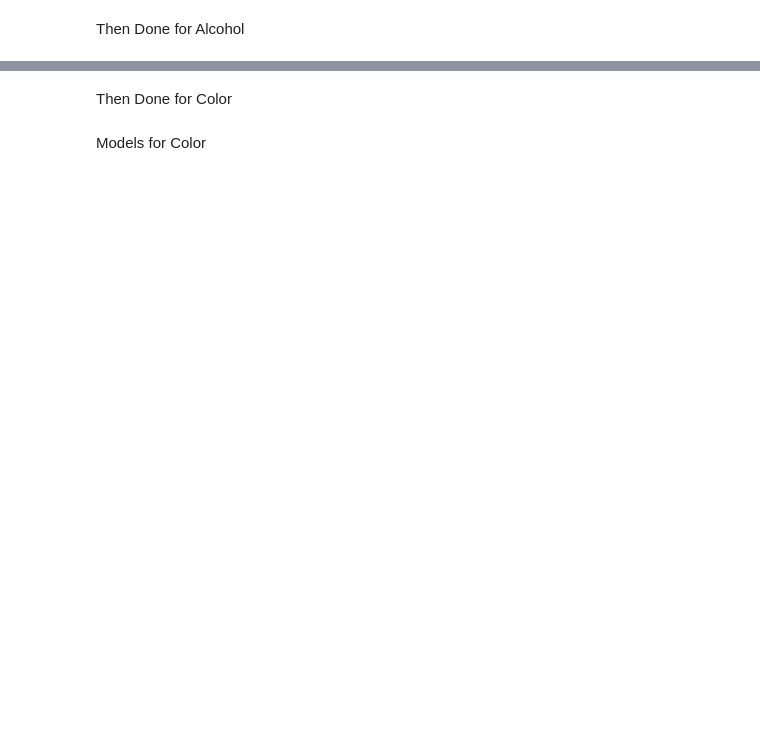
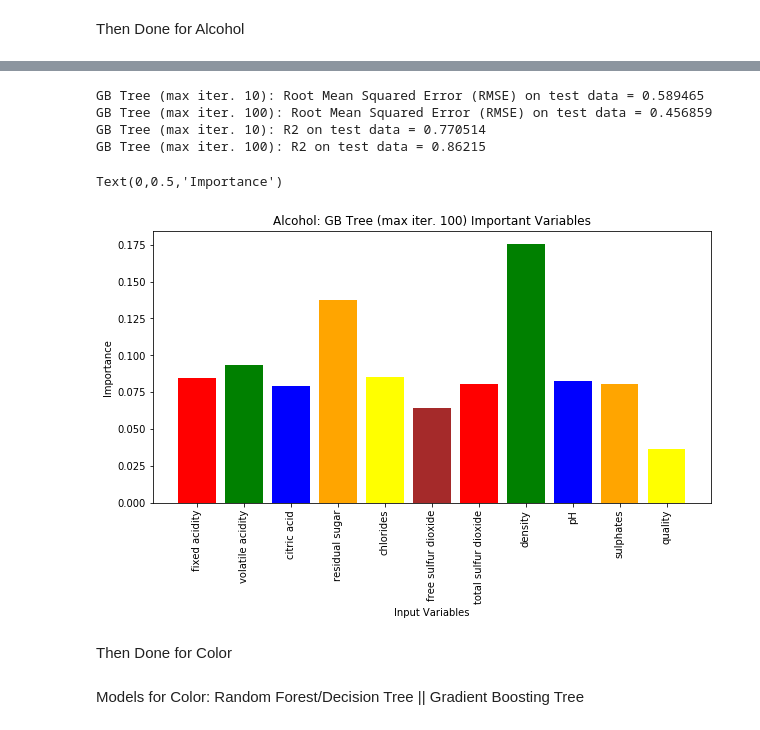
Before and after one commit to ColbyCarrillo/Iteration4, a Jupyter notebook: section7.ipynb, the cells around one changed output, grey strips where cells are left out. Drawn from its saved outputs; the diff is of its cells as text; code cells hidden in the pictures; blank space fills up the shorter version.

```diff
--- a/section7.ipynb
+++ b/section7.ipynb
@@ -278,3 +303,57 @@ Text(0,0.5,'Importance')
+# %%
+from pyspark.ml.regression import GBTRegressor
+
+gbtR10 = GBTRegressor(maxIter=10,featuresCol="featuresAlc",labelCol="alcohol", seed=123456789)
+gbtRModel10 = gbtR10.fit(train_data_alcohol)
+gbtR100 = GBTRegressor(maxIter=100,featuresCol="featuresAlc",labelCol="alcohol", seed=123456789)
+gbtRModel100 = gbtR100.fit(train_data_alcohol)
+
+predictionsgbtR10 = gbtRModel10.transform(test_data_alcohol)
+predictionsgbtR100 = gbtRModel100.transform(test_data_alcohol)
+
+evaluatorgbtRrmse = RegressionEvaluator(labelCol="alcohol", predictionCol="prediction", metricName="rmse")
+rmsegbtR10 = evaluatorgbtRrmse.evaluate(predictionsgbtR10)
+rmsegbtR100 = evaluatorgbtRrmse.evaluate(predictionsgbtR100)
+print("GB Tree (max iter. 10): Root Mean Squared Error (RMSE) on test data = %g" % rmsegbtR10)
+print("GB Tree (max iter. 100): Root Mean Squared Error (RMSE) on test data = %g" % rmsegbtR100)
+
+evaluatorgbtR = RegressionEvaluator(labelCol="alcohol", predictionCol="prediction", metricName="r2")
+r2gbtR10 = evaluatorgbtR.evaluate(predictionsgbtR10)
+r2gbtR100 = evaluatorgbtR.evaluate(predictionsgbtR100)
+print("GB Tree (max iter. 10): R2 on test data = %g" % r2gbtR10)
+print("GB Tree (max iter. 100): R2 on test data = %g" % r2gbtR100)
+# %% [output]
+GB Tree (max iter. 10): Root Mean Squared Error (RMSE) on test data = 0.589465
+GB Tree (max iter. 100): Root Mean Squared Error (RMSE) on test data = 0.456859
+GB Tree (max iter. 10): R2 on test data = 0.770514
+GB Tree (max iter. 100): R2 on test data = 0.86215
+# %%
+import matplotlib.pyplot as plt
+import numpy as np
+
+plt.rcParams['figure.figsize'] = [10, 5]
+
+fig1, ax1 = plt.subplots()
+ax1.set_title("Alcohol: GB Tree (max iter. 100) Important Variables")
+plt.bar(x=['fixed acidity',
+           'volatile acidity',
+           'citric acid',
+           'residual sugar',
+           'chlorides',
+           'free sulfur dioxide',
+           'total sulfur dioxide',
+           'density',
+           'pH',
+           'sulphates',
+           'quality'],
+         height=gbtRModel100.featureImportances,
+       color=["red","green","blue","orange","yellow","brown"])
+plt.xticks(rotation='vertical')
+plt.xlabel("Input Variables")
+plt.ylabel("Importance")
+# %% [output]
+Text(0,0.5,'Importance')
+[figure, added]
 # %% [markdown]
 Then Done for Color
 # %%
@@ -307,7 +386,7 @@ final_data_color = output_fixed_color.select("featuresCol",'ColorIndex')
 # Split the training and testing set.
 train_data_color,test_data_color = final_data_color.randomSplit([0.8,0.2])
 # %% [markdown]
-Models for Color
+Models for Color: Random Forest/Decision Tree || Gradient Boosting Tree
 # %%
 # Let's import the relevant classifiers.
 from pyspark.ml.classification import DecisionTreeClassifier,GBTClassifier,RandomForestClassifier
```
Also changed, not shown: parts of 13 cells of this notebook, 8 other files.
